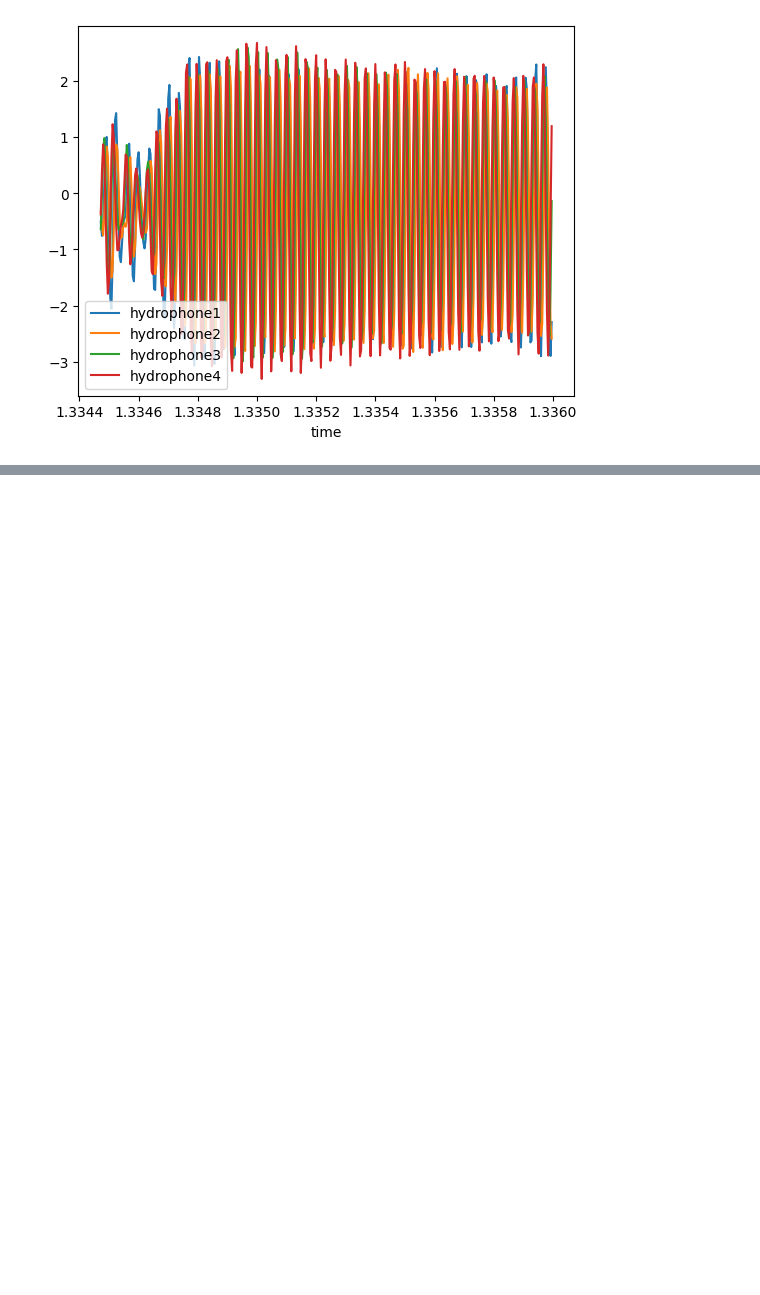
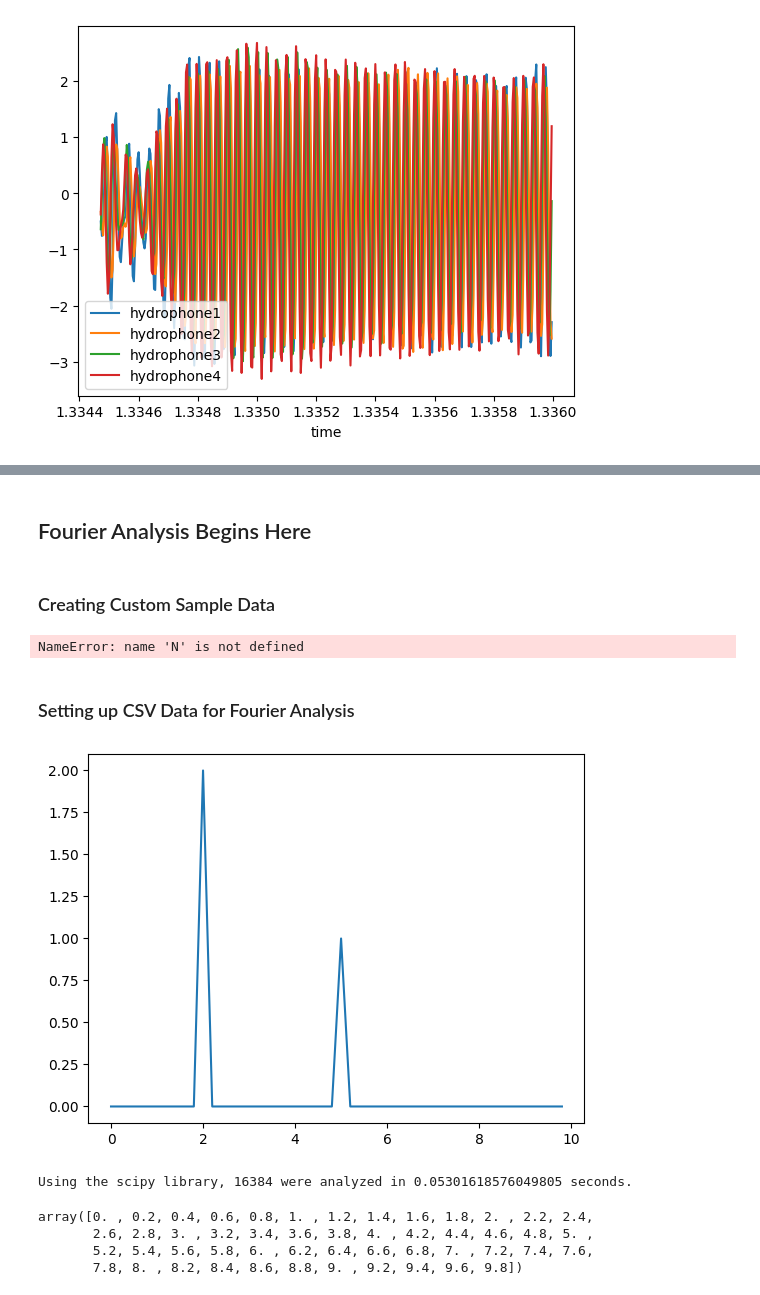
Before and after one commit to AdityaShelke29/robotics_club, a Jupyter notebook: sonar_work/fourier_analysis.ipynb, the cells around one changed output, grey strips where cells are left out. Cells and saved outputs as stored; diff of their text form; code cells hidden in the pictures; blank space fills up the shorter version.

Commit message:
cleaning up fourier_analysis.ipynb

```diff
--- a/sonar_work/fourier_analysis.ipynb
+++ b/sonar_work/fourier_analysis.ipynb
@@ -112,0 +131,2 @@ sampleHydrophoneData
+# %% [markdown]
+## Fourier Analysis Begins Here
@@ -113,3 +137,55 @@ sampleHydrophoneData
+# %% [markdown]
+### Creating Custom Sample Data
+# %%
+# Creating Sample Data to Analyze
+
+# This function is located in the file wave_generator.py
+# First argument is the number of data points to generate.
+# Second argument is the sampling rate (data points per second).
+# Third argument is a 2D array where each inner array has 3 arguments,
+# frequency, magnitude, and starting time (in seconds).
+
+from wave_generator import create_wave
+
+temp = create_wave(1000, 20, [[5, 1, 0], [2, 2, 0]])
+
+time_array = temp[0]
+sample = temp[1]
+
+plt.plot(time_array, sample)
+# %% [output]
+NameError: name 'N' is not defined
+# %% [markdown]
+### Setting up CSV Data for Fourier Analysis
+# %%
+# DISCRETE FOURIER ANALYSIS USING SCIPY LIBRARY
+# ----------------------------------------------
+
+# For measuring execution time.
+start = time.time()
+
+
+
+# Number of samples in normalized_tone
+N = 100
+
+yf = fft(sample[0:100])
+xf = fftfreq(N, 1 / sampling_frequency)[:(N // 2)]
+
+plt.plot(xf, 2 / N * np.abs(yf[0: N // 2]))
+plt.show()
+
+end = time.time()
+print("Using the scipy library, " + str(numSamplesToAnalyze) + " were analyzed in " + str(end - start) + " seconds.")
+
+xf
+# %% [output]
+[figure, added]
+Using the scipy library, 16384 were analyzed in 0.05301618576049805 seconds.
+array([0. , 0.2, 0.4, 0.6, 0.8, 1. , 1.2, 1.4, 1.6, 1.8, 2. , 2.2, 2.4,
+       2.6, 2.8, 3. , 3.2, 3.4, 3.6, 3.8, 4. , 4.2, 4.4, 4.6, 4.8, 5. ,
+       5.2, 5.4, 5.6, 5.8, 6. , 6.2, 6.4, 6.6, 6.8, 7. , 7.2, 7.4, 7.6,
+       7.8, 8. , 8.2, 8.4, 8.6, 8.8, 9. , 9.2, 9.4, 9.6, 9.8])
 # %%
 # Preparing for Fourier Analysis
 # This block of code gets the first 4096 lines of data from the first hydrophone, and stores it in the variable shortenedHydrophoneData.
```
Also changed, not shown: parts of 10 cells of this notebook, 2 other files.
